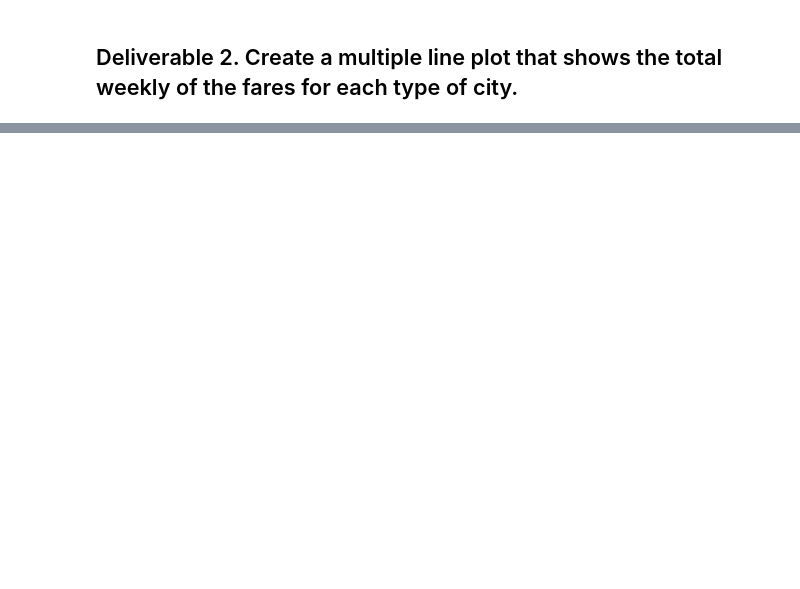
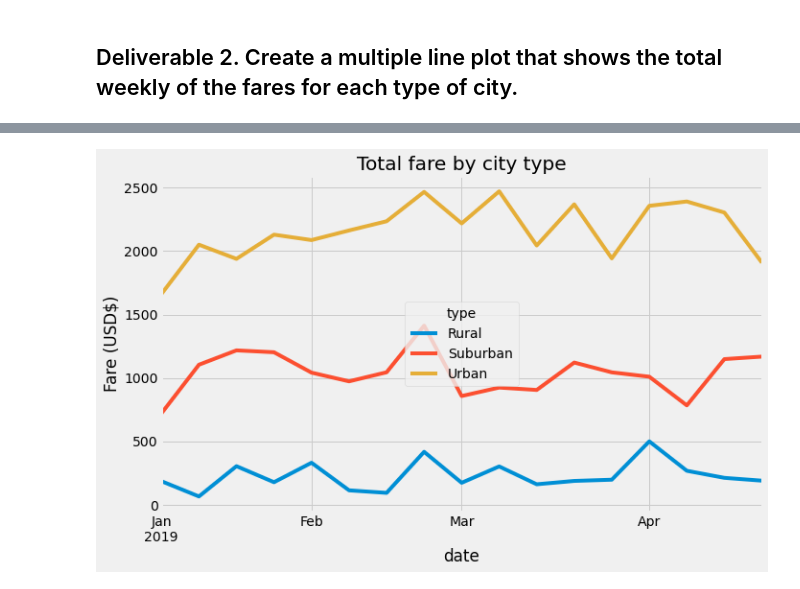
Before and after one commit to elhamamini/PyBer_Analysis, a Jupyter notebook: PyBer_Challenge.ipynb, the cells around one changed output, grey strips where cells are left out. Saved outputs shown, nothing was run; the diff lists cells and outputs as text; code cells hidden in the pictures; blank space fills up the shorter version.

```diff
--- a/PyBer_Challenge.ipynb
+++ b/PyBer_Challenge.ipynb
@@ -144,5 +202,8 @@ pyber_summary_df.index.name = None
 # %%
 # 4. Create a pivot table with the 'date' as the index, the columns ='type', and values='fare'
 # to get the total fares for each type of city by the date.
+
+pivot_sum_df=new_df_sum_fares.pivot(index="date",columns="type",values="fare")
 # %%
 # 5. Create a new DataFrame from the pivot table DataFrame using loc on the given dates, '2019-01-01':'2019-04-29'.
+new_loc_df=pivot_sum_df.loc['2019-01-01':'2019-04-28']
@@ -149,5 +223,7 @@ pyber_summary_df.index.name = None
 # %%
 # 6. Set the "date" index to datetime datatype. This is necessary to use the resample() method in Step 8.
 # df.index = pd.to_datetime(df.index)
+
+new_loc_df.index=pd.to_datetime(new_loc_df.index)
 # %%
 # 7. Check that the datatype for the index is datetime using df.info()
@@ -154,2 +244,4 @@ pyber_summary_df.index.name = None
 # %%
 # 8. Create a new DataFrame using the "resample()" function by week 'W' and get the sum of the fares for each week.
+fares_for_week=new_loc_df.resample("W").sum()
+fares_for_week
@@ -156,7 +268,15 @@ pyber_summary_df.index.name = None
 # %%
 # 8. Using the object-oriented interface method, plot the resample DataFrame using the df.plot() function.
+
+fares_for_week.plot(figsize=(10,6))
+plt.ylabel("Fare (USD$)")
+plt.title("Total fare by city type")
 
 # Import the style from Matplotlib.
 from matplotlib import style
 # Use the graph style fivethirtyeight.
 style.use('fivethirtyeight')
+
+plt.savefig("analysis/PyBer_fare_summary.png")
+# %% [output]
+[figure, added]
```
Also changed, not shown: parts of 11 cells of this notebook, 2 other files.
